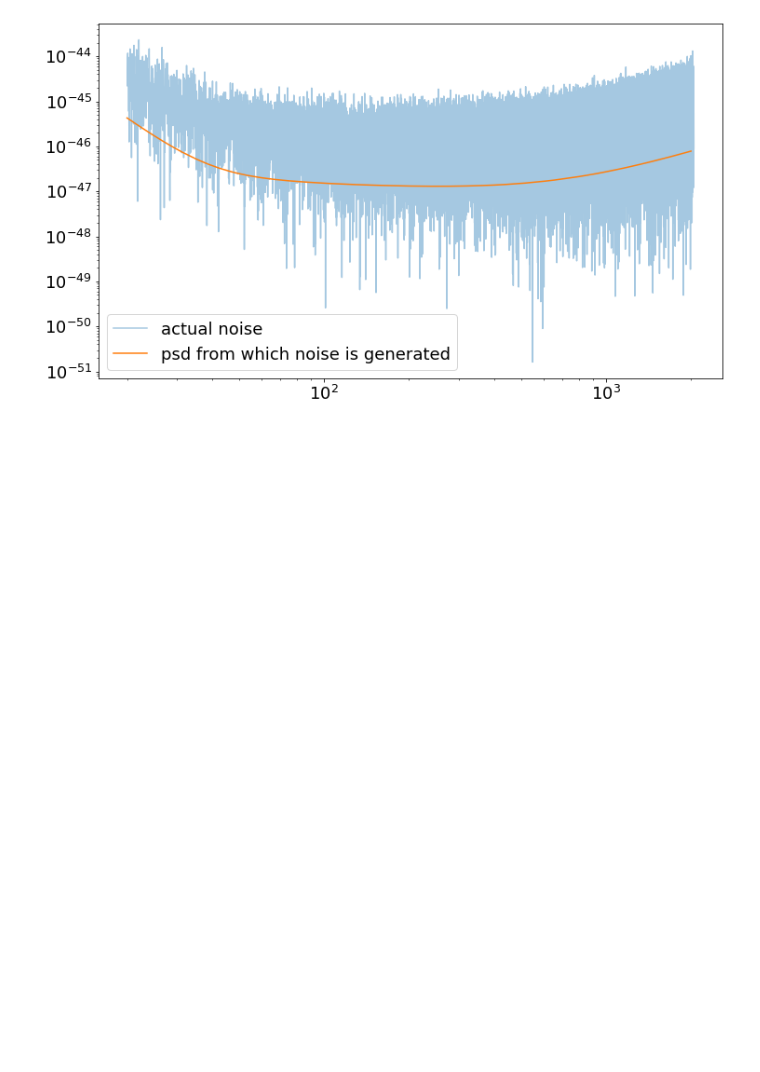
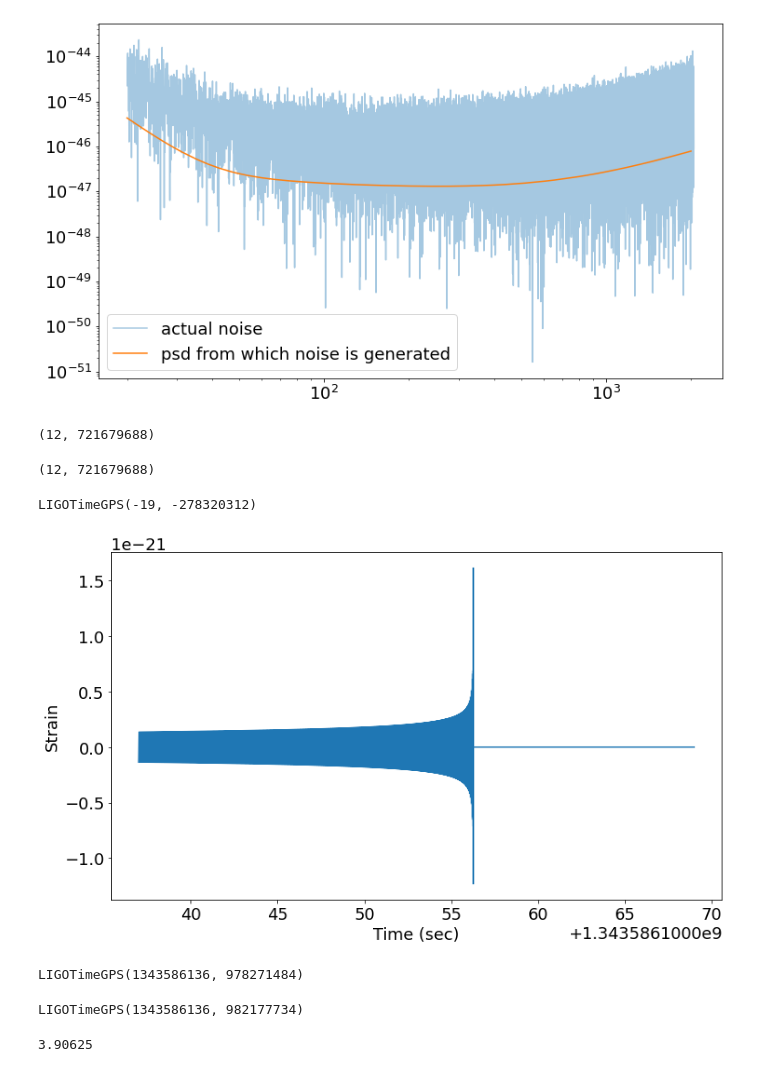
Before and after one commit to lizkapelevich/PyCBC, a Jupyter notebook: PyCBC_Practice.ipynb, the cells around one changed output. Cells and saved outputs as stored; diff of their text form; code cells hidden in the pictures; blank space fills up the shorter version.

```diff
--- a/PyCBC_Practice.ipynb
+++ b/PyCBC_Practice.ipynb
@@ -91,0 +96,23 @@ ht = (fp * sp) + (fc * sc)  # created all othorgonal transofmrations
+# %%
+ht.end_time.gpsSeconds, ht.end_time.gpsNanoSeconds
+# %% [output]
+(12, 721679688)
+# %%
+hl.end_time.gpsSeconds, hl.end_time.gpsNanoSeconds
+# %% [output]
+(12, 721679688)
+# %%
+sp.start_time
+# %% [output]
+LIGOTimeGPS(-19, -278320312)
+# %%
+sp.start_time = sc.start_time = t
+# %%
+plt.rcParams.update({'font.size': 18})
+plt.figure(figsize=(12, 7))
+plt.plot(sp.sample_times, sp)   # set it to the start time of the wave, no longer relative to 0!
+plt.xlabel("Time (sec)")
+plt.ylabel("Strain")
+plt.show()
+# %% [output]
+[figure, added]
@@ -91,0 +124,8 @@ ht = (fp * sp) + (fc * sc)  # created all othorgonal transofmrations
+# %%
+ht_hanford.start_time
+# %% [output]
+LIGOTimeGPS(1343586136, 978271484)
+# %%
+ht_livingston.start_time
+# %% [output]
+LIGOTimeGPS(1343586136, 982177734)
@@ -91,0 +134,4 @@ ht = (fp * sp) + (fc * sc)  # created all othorgonal transofmrations
+# %%
+time_delay.gpsNanoSeconds * 1e-6
+# %% [output]
+3.90625
```
Also changed, not shown: parts of 15 cells of this notebook.
